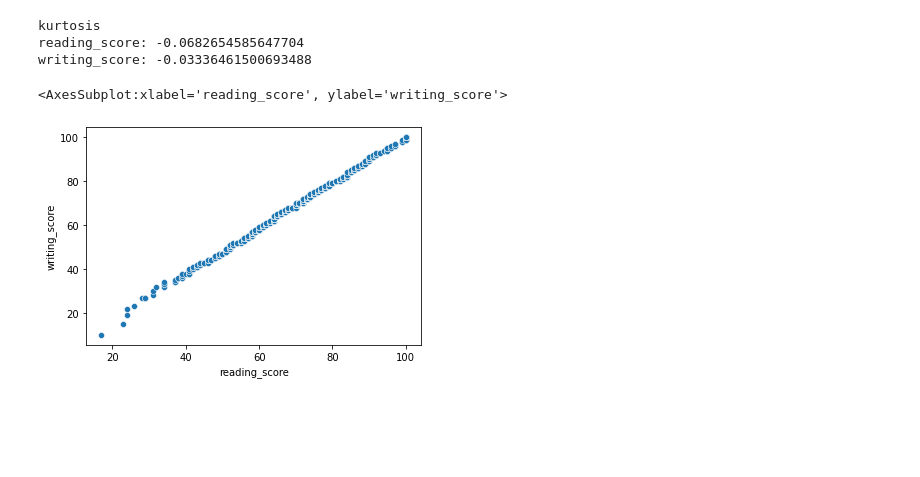
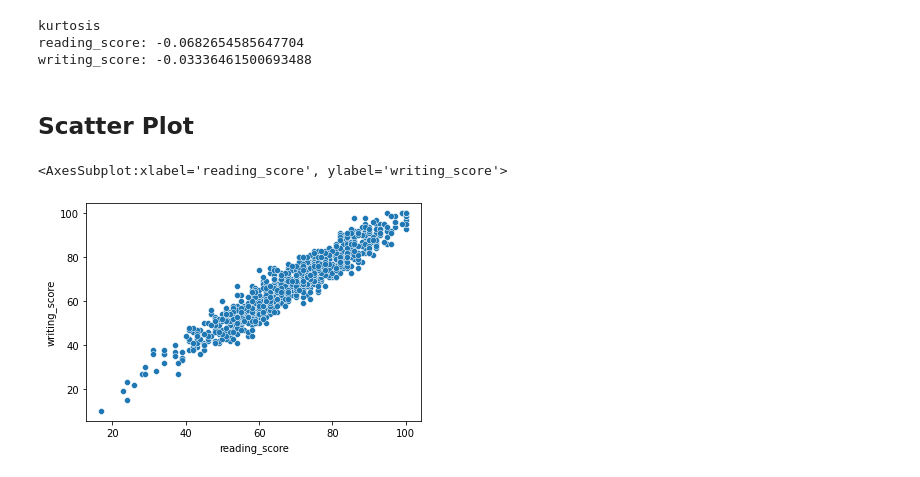
Before and after one commit to zeerafle/statistika-deskriptif, a Jupyter notebook: pemodelan_statistika.ipynb, the cells around one changed output. Saved outputs shown, nothing was run; the diff lists cells and outputs as text; code cells hidden in the pictures; blank space fills up the shorter version.

```diff
--- a/pemodelan_statistika.ipynb
+++ b/pemodelan_statistika.ipynb
@@ -226,8 +220,10 @@ print("writing_score:", data_write_scr.kurt())
 kurtosis
 reading_score: -0.0682654585647704
 writing_score: -0.03336461500693488
+# %% [markdown]
+## Scatter Plot
 # %%
-sns.scatterplot(x=data_read_scr, y=data_write_scr)
+sns.scatterplot(x=data.reading_score, y=data.writing_score)
 # %% [output]
 <AxesSubplot:xlabel='reading_score', ylabel='writing_score'>
-[figure, old version]
+[figure, new version]
```
Also changed, not shown: parts of 7 cells of this notebook.
